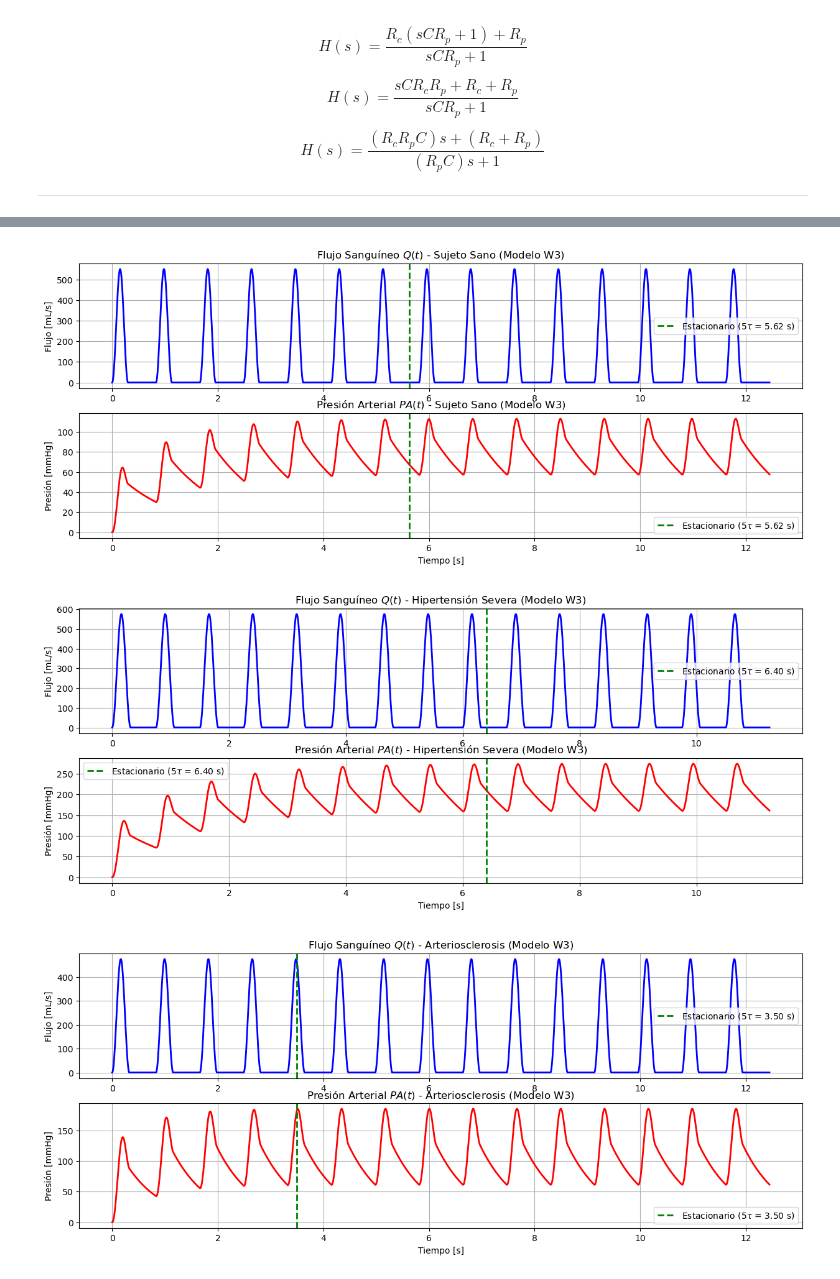
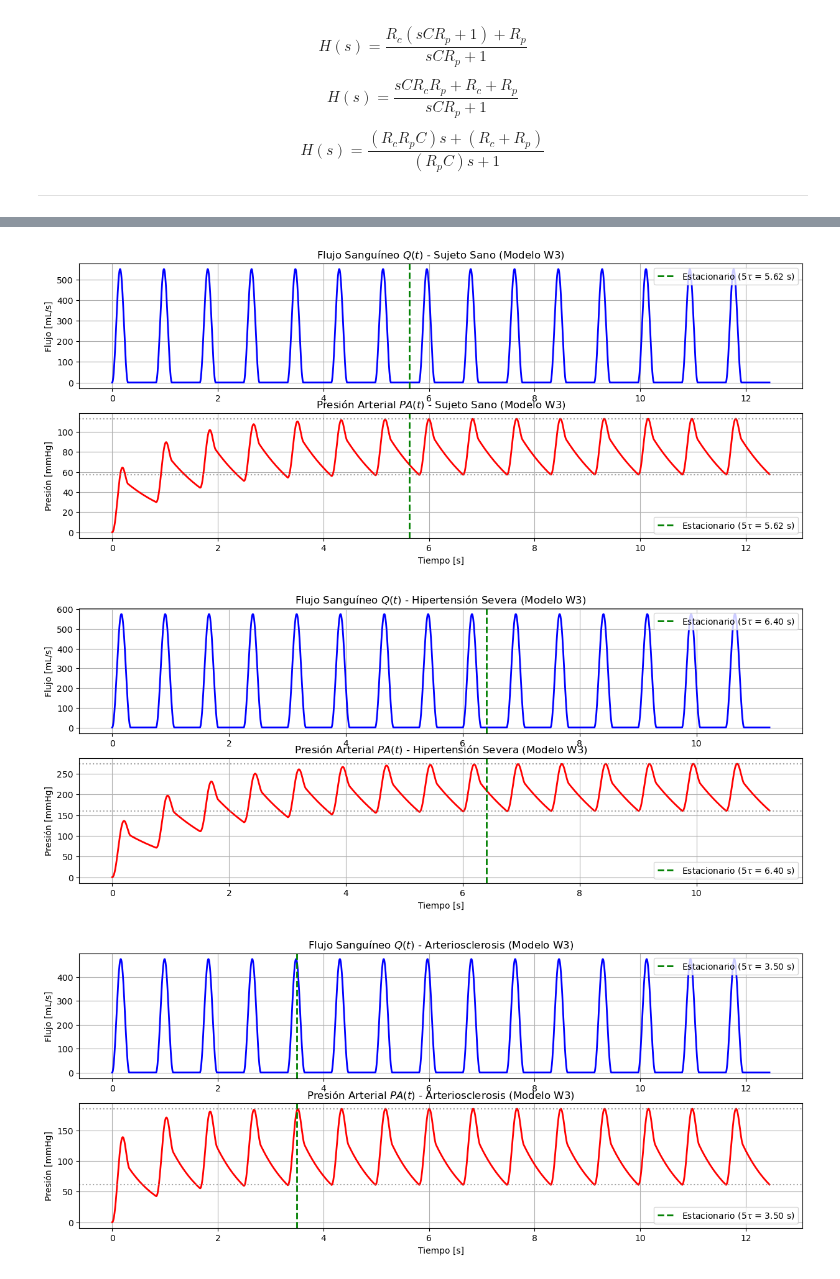
Before and after one commit to luisfmontoyaf/Modelos_Taller_3, a Jupyter notebook: code_taller_3.ipynb, the cells around one changed output, grey strips where cells are left out. Cells and saved outputs as stored; diff of their text form; code cells hidden in the pictures.

Commit message:
Cálulo presión sistólica/diastoóica

```diff
--- a/code_taller_3.ipynb
+++ b/code_taller_3.ipynb
@@ -284,10 +309,6 @@ $$H(s) = \frac{(R_c R_p C)s + (R_c + R_p)}{(R_p C)s + 1}$$
 
 ---
 # %%
-import numpy as np
-import matplotlib.pyplot as plt
-from scipy import signal
-
 # --- 2. Función Estandarizada para el Modelo W3 ---
 def simular_y_graficar_w3(nombre, params, num_ciclos=15, fs=1000):
     # Extraer parámetros del diccionario (Omitimos 'L' ya que el modelo W3 no lo usa)
@@ -307,17 +328,26 @@ def simular_y_graficar_w3(nombre, params, num_ciclos=15, fs=1000):
     tau = 1 / np.min(np.abs(np.real(polos)))
     t_5tau = 5 * tau
 
-    print(f"\n--- {nombre} ---")
-    print(f"Los polos del sistema son: {polos}")
-    print(f"Constante de tiempo dominante (tau): {tau:.3f} s")
-    print(f"Tiempo de estabilización (5tau): {t_5tau:.3f} s")
-
     # Generación de la señal Q(t)
     t_cycle = time % T
     Q = np.where(t_cycle <= Ts, Q_max * (np.sin(np.pi * t_cycle / Ts))**2, 0)
 
     # Simulación de la Presión Arterial
     t_out, PA, _ = signal.lsim(sys_tf, Q, T=time)
+
+    # --- NUEVO: Cálculo de Presión Sistólica y Diastólica ---
+    # Filtrar la presión aislando solo la región del estado estacionario
+    PA_estacionaria = PA[time >= t_5tau]
+
+    P_sistolica = np.max(PA_estacionaria)
+    P_diastolica = np.min(PA_estacionaria)
+
+    print(f"\n--- Resultados para: {nombre} (Modelo W3) ---")
+    print(f"Los polos del sistema son: {polos}")
+    print(f"Constante de tiempo dominante (tau): {tau:.3f} s")
+    print(f"Tiempo de estabilización (5tau): {t_5tau:.3f} s")
+    print(f"Presión Sistólica (Máx estacionaria):  {P_sistolica:.1f} mmHg")
+    print(f"Presión Diastólica (Mín estacionaria): {P_diastolica:.1f} mmHg")
 
     # --- Visualización ---
     plt.figure(figsize=(15, 12))
@@ -328,18 +358,22 @@ def simular_y_graficar_w3(nombre, params, num_ciclos=15, fs=1000):
     plt.axvline(x=t_5tau, color='green', linestyle='--', linewidth=2, label=f'Estacionario ($5\\tau$ = {t_5tau:.2f} s)')
     plt.title(f'Flujo Sanguíneo $Q(t)$ - {nombre} (Modelo W3)')
     plt.ylabel('Flujo [mL/s]')
-    plt.legend()
+    plt.legend(loc='upper right')
     plt.grid(True)
 
     # 2. Presión de salida
     plt.subplot(4, 1, 2)
     plt.plot(t_out, PA, color='red', linewidth=2)
     plt.axvline(x=t_5tau, color='green', linestyle='--', linewidth=2, label=f'Estacionario ($5\\tau$ = {t_5tau:.2f} s)')
+    # Líneas de referencia para las presiones
+    plt.axhline(y=P_sistolica, color='gray', linestyle=':', alpha=0.7)
+    plt.axhline(y=P_diastolica, color='gray', linestyle=':', alpha=0.7)
     plt.title(f'Presión Arterial $PA(t)$ - {nombre} (Modelo W3)')
     plt.xlabel('Tiempo [s]')
     plt.ylabel('Presión [mmHg]')
-    plt.legend()
+    plt.legend(loc='lower right')
     plt.grid(True)
+
 
 
 # --- 3. Ejecución iterativa para todos los casos ---
@@ -368,3 +401,3 @@ Tiempo de estabilización (5tau): 3.500 s
-[figure, old version]
+[figure, new version]
-[figure, old version]
+[figure, new version]
-[figure, old version]
+[figure, new version]
```
Also changed, not shown: parts of 2 cells of this notebook.
